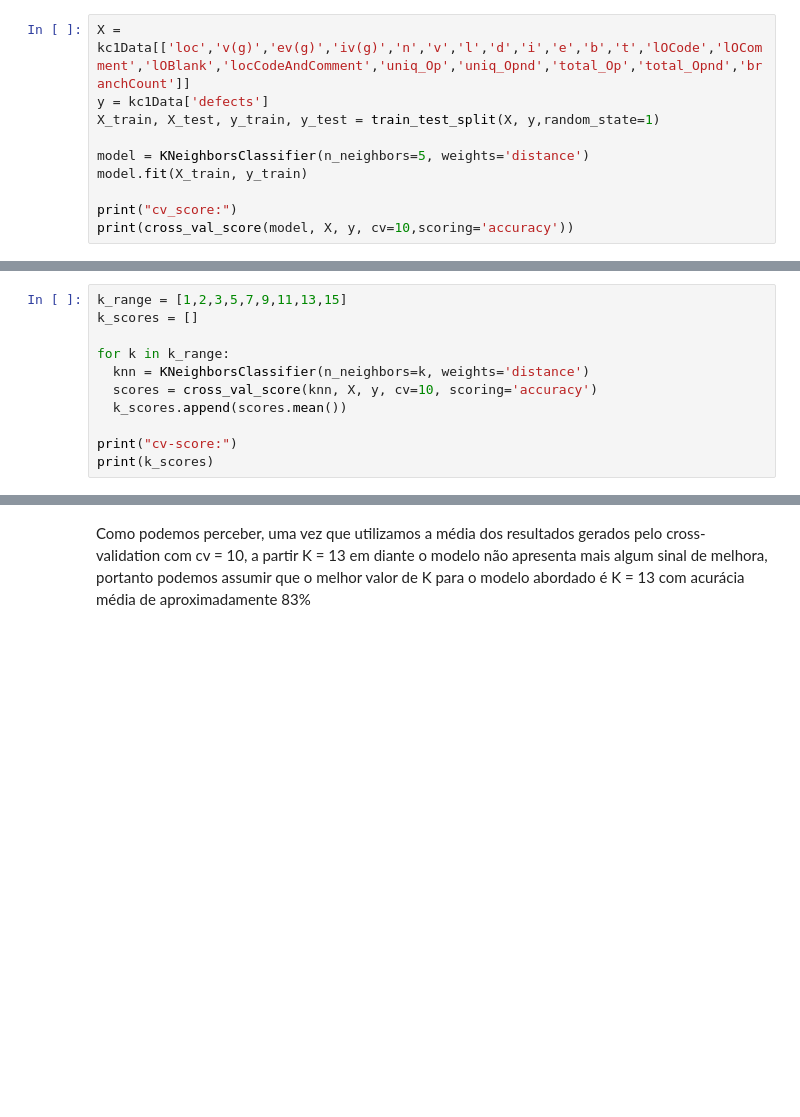
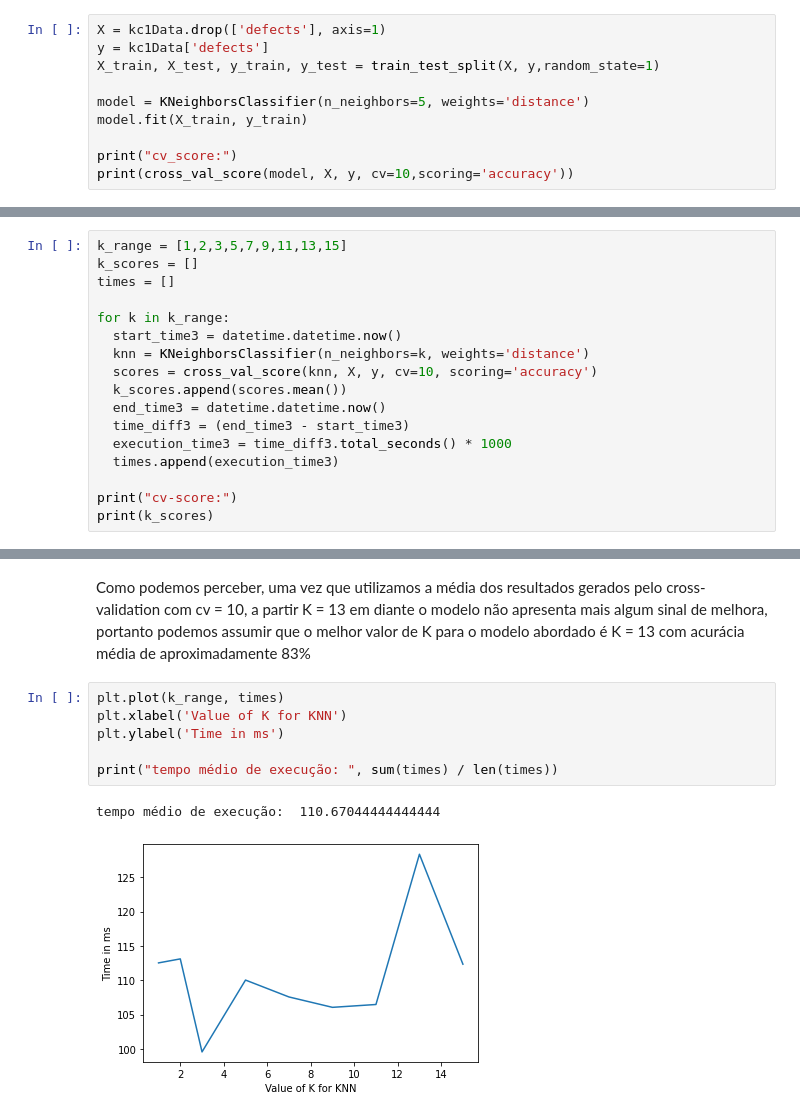
Before and after one commit to renatojmf/CM1-Software-Detection-Prediciton, a Jupyter notebook: swPrediction.ipynb, the cells around one changed output, grey strips where cells are left out. Saved outputs shown, nothing was run; the diff lists cells and outputs as text; blank space fills up the shorter version.

```diff
--- a/swPrediction.ipynb
+++ b/swPrediction.ipynb
@@ -224,7 +274,7 @@ Como podemos perceber, uma vez que utilizamos a média dos resultados gerados pe
 # %% [markdown]
 ## knn com pesos
 # %%
-X = kc1Data[['loc','v(g)','ev(g)','iv(g)','n','v','l','d','i','e','b','t','lOCode','lOComment','lOBlank','locCodeAndComment','uniq_Op','uniq_Opnd','total_Op','total_Opnd','branchCount']]
+X = kc1Data.drop(['defects'], axis=1)
 y = kc1Data['defects']
 X_train, X_test, y_train, y_test = train_test_split(X, y,random_state=1)
 
@@ -240,11 +290,17 @@ cv_score:
 # %%
 k_range = [1,2,3,5,7,9,11,13,15]
 k_scores = []
+times = []
 
 for k in k_range:
+  start_time3 = datetime.datetime.now()
   knn = KNeighborsClassifier(n_neighbors=k, weights='distance')
   scores = cross_val_score(knn, X, y, cv=10, scoring='accuracy')
   k_scores.append(scores.mean())
+  end_time3 = datetime.datetime.now()
+  time_diff3 = (end_time3 - start_time3)
+  execution_time3 = time_diff3.total_seconds() * 1000
+  times.append(execution_time3)
 
 print("cv-score:")
 print(k_scores)
@@ -260,3 +316,12 @@ Text(0, 0.5, 'Cross-Validated Accuracy')
 [figure]
 # %% [markdown]
 Como podemos perceber, uma vez que utilizamos a média dos resultados gerados pelo cross-validation com cv = 10, a partir K = 13 em diante o modelo não apresenta mais algum sinal de melhora, portanto podemos assumir que o melhor valor de K para o modelo abordado é K = 13 com acurácia média de aproximadamente 83%
+# %%
+plt.plot(k_range, times)
+plt.xlabel('Value of K for KNN')
+plt.ylabel('Time in ms')
+
+print("tempo médio de execução: ", sum(times) / len(times))
+# %% [output]
+tempo médio de execução:  110.67044444444444
+[figure, added]
```
Also changed, not shown: parts of 10 cells of this notebook.
